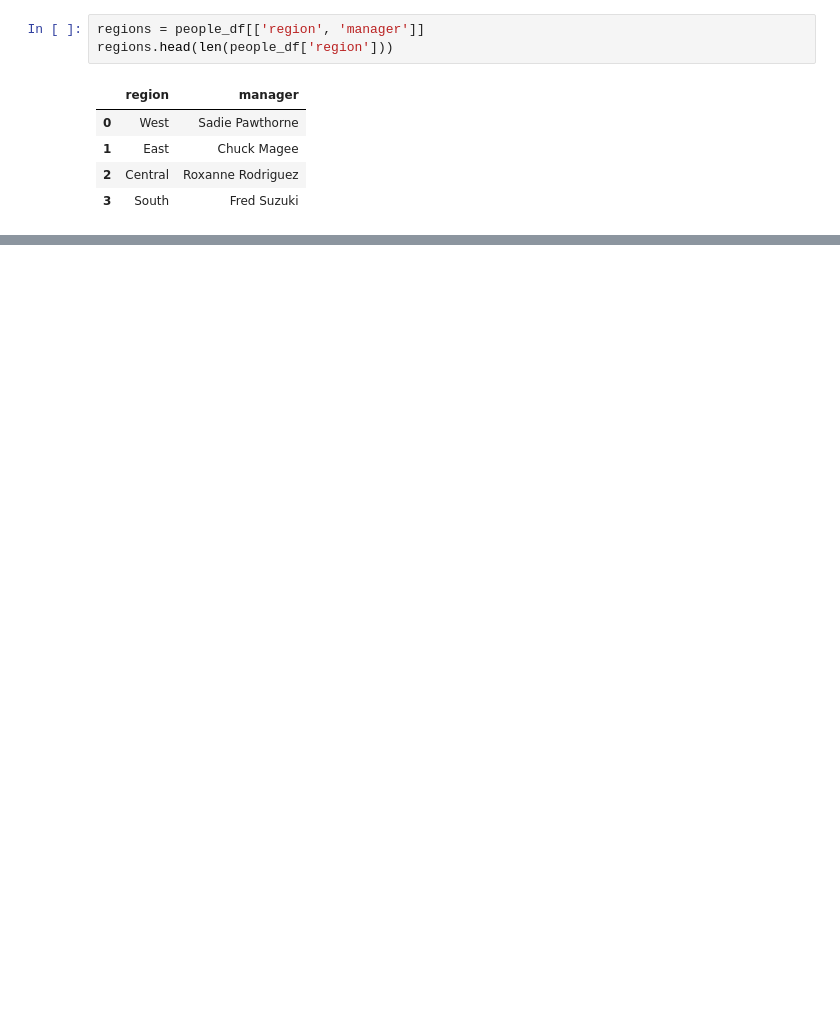
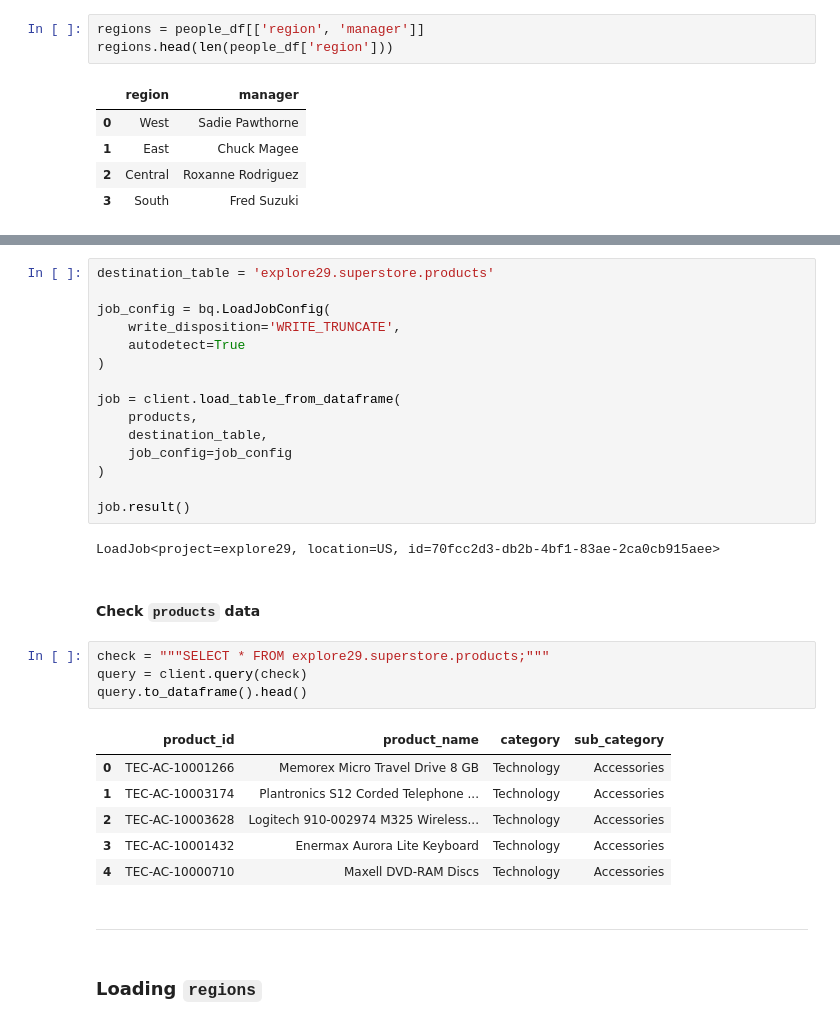
Before and after one commit to nacht29/Superstore-Analysis, a Jupyter notebook: Super-Store-Analysis.ipynb, the cells around one changed output, grey strips where cells are left out. Saved outputs shown, nothing was run; the diff lists cells and outputs as text; blank space fills up the shorter version.

````diff
--- a/Super-Store-Analysis.ipynb
+++ b/Super-Store-Analysis.ipynb
@@ -546,0 +741,34 @@ regions.head(len(people_df['region']))
+# %%
+destination_table = 'explore29.superstore.products'
+
+job_config = bq.LoadJobConfig(
+	write_disposition='WRITE_TRUNCATE',
+	autodetect=True
+)
+
+job = client.load_table_from_dataframe(
+	products,
+	destination_table,
+	job_config=job_config
+)
+
+job.result()
+# %% [output]
+LoadJob<project=explore29, location=US, id=70fcc2d3-db2b-4bf1-83ae-2ca0cb915aee>
+# %% [markdown]
+#### Check ```products``` data
+# %%
+check = """SELECT * FROM explore29.superstore.products;"""
+query = client.query(check)
+query.to_dataframe().head()
+# %% [output]
+|  | product_id | product_name | category | sub_category |
+| 0 | TEC-AC-10001266 | Memorex Micro Travel Drive 8 GB | Technology | Accessories |
+| 1 | TEC-AC-10003174 | Plantronics S12 Corded Telephone ... | Technology | Accessories |
+| 2 | TEC-AC-10003628 | Logitech 910-002974 M325 Wireless... | Technology | Accessories |
+| 3 | TEC-AC-10001432 | Enermax Aurora Lite Keyboard | Technology | Accessories |
+| 4 | TEC-AC-10000710 | Maxell DVD-RAM Discs | Technology | Accessories |
+# %% [markdown]
+---
+# %% [markdown]
+### Loading ```regions```
````
Also changed, not shown: parts of 27 cells of this notebook, 1 other file.
